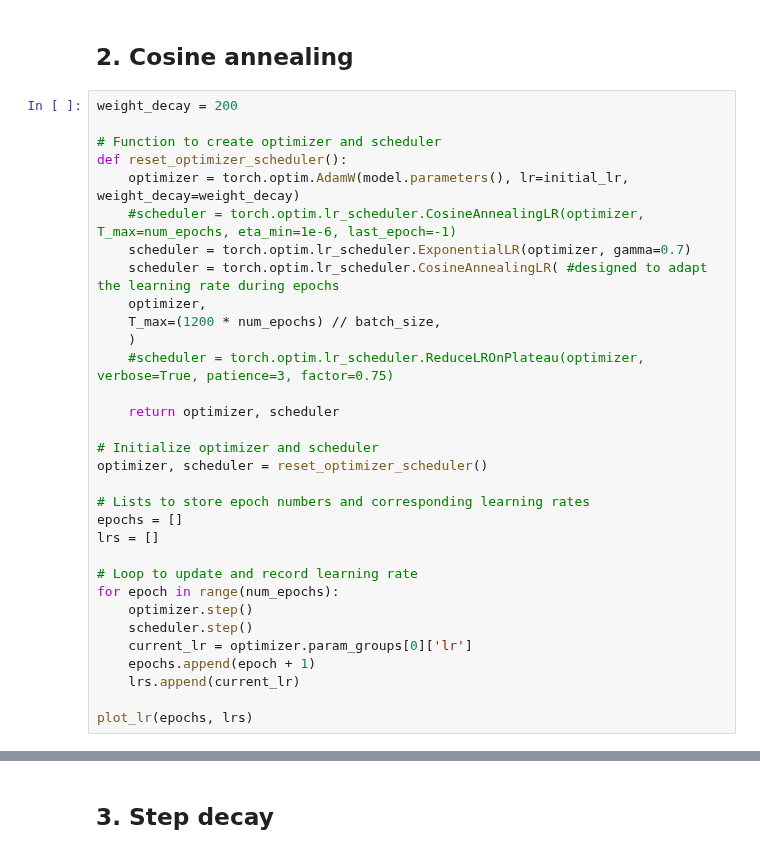
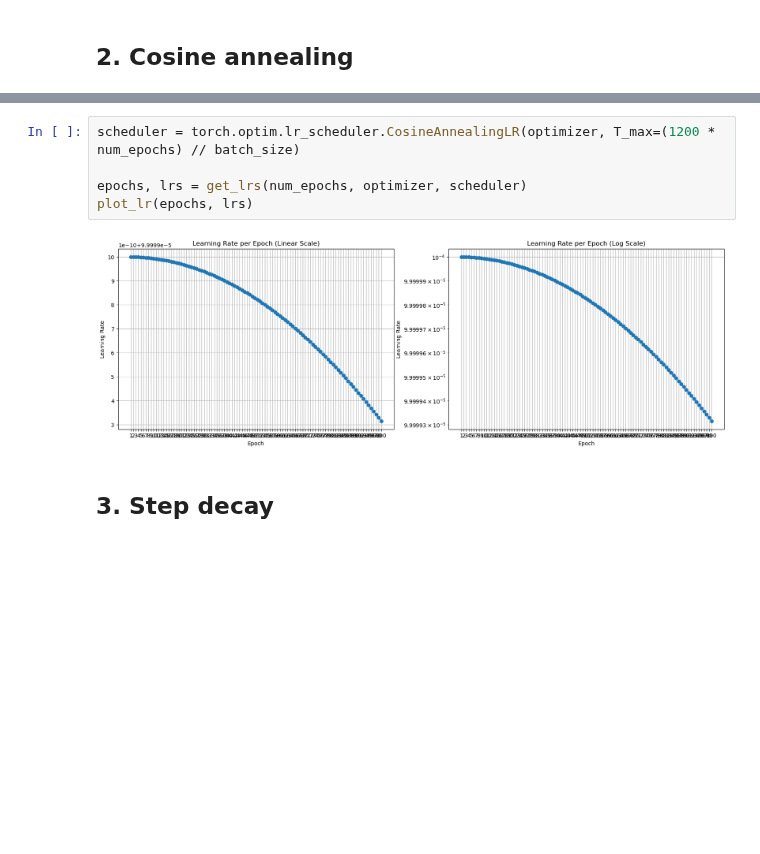
Before and after one commit to CS-433/ml-project-2-jac, a Jupyter notebook: model training/lr_visualization.ipynb, the cells around one changed output, grey strips where cells are left out. Saved outputs shown, nothing was run; the diff lists cells and outputs as text; blank space fills up the shorter version.

```diff
--- a/model training/lr_visualization.ipynb
+++ b/model training/lr_visualization.ipynb
@@ -173,34 +157,2 @@ plot_lr(epochs, lrs)
 # %% [markdown]
 ## 2. Cosine annealing
-# %%
-weight_decay = 200
-
-# Function to create optimizer and scheduler
-def reset_optimizer_scheduler():
-    optimizer = torch.optim.AdamW(model.parameters(), lr=initial_lr, weight_decay=weight_decay)
-    #scheduler = torch.optim.lr_scheduler.CosineAnnealingLR(optimizer, T_max=num_epochs, eta_min=1e-6, last_epoch=-1)
-    scheduler = torch.optim.lr_scheduler.ExponentialLR(optimizer, gamma=0.7)
-    scheduler = torch.optim.lr_scheduler.CosineAnnealingLR( #designed to adapt the learning rate during epochs
-    optimizer,
-    T_max=(1200 * num_epochs) // batch_size,
-    )
-    #scheduler = torch.optim.lr_scheduler.ReduceLROnPlateau(optimizer, verbose=True, patience=3, factor=0.75)
-
-    return optimizer, scheduler
-
-# Initialize optimizer and scheduler
-optimizer, scheduler = reset_optimizer_scheduler()
-
-# Lists to store epoch numbers and corresponding learning rates
-epochs = []
-lrs = []
-
-# Loop to update and record learning rate
-for epoch in range(num_epochs):
-    optimizer.step()
-    scheduler.step()
-    current_lr = optimizer.param_groups[0]['lr']
-    epochs.append(epoch + 1)
-    lrs.append(current_lr)
-
-plot_lr(epochs, lrs)
@@ -209,2 +159,9 @@ plot_lr(epochs, lrs)
+# %%
+scheduler = torch.optim.lr_scheduler.CosineAnnealingLR(optimizer, T_max=(1200 * num_epochs) // batch_size)
+
+epochs, lrs = get_lrs(num_epochs, optimizer, scheduler)
+plot_lr(epochs, lrs)
+# %% [output]
+[figure, added]
 # %% [markdown]
 ## 3. Step decay
```
Also changed, not shown: parts of 15 cells of this notebook, 5 other files.
